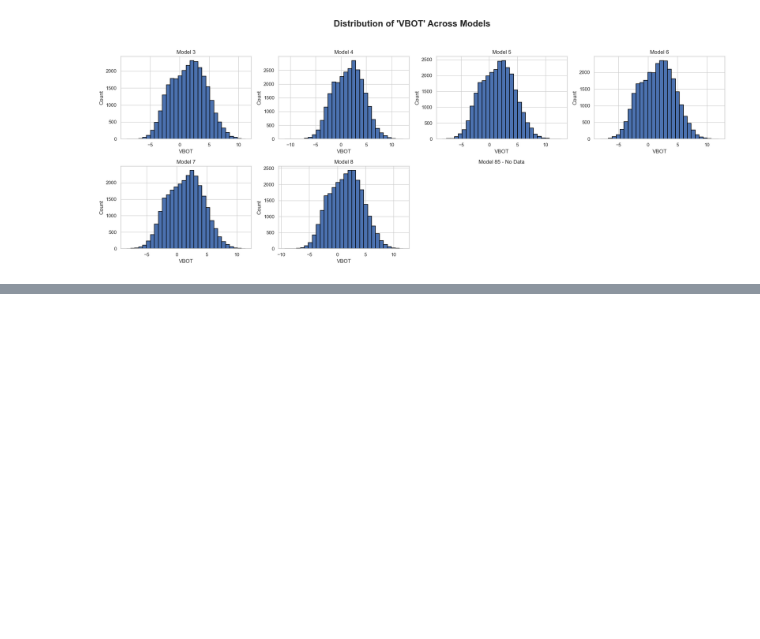
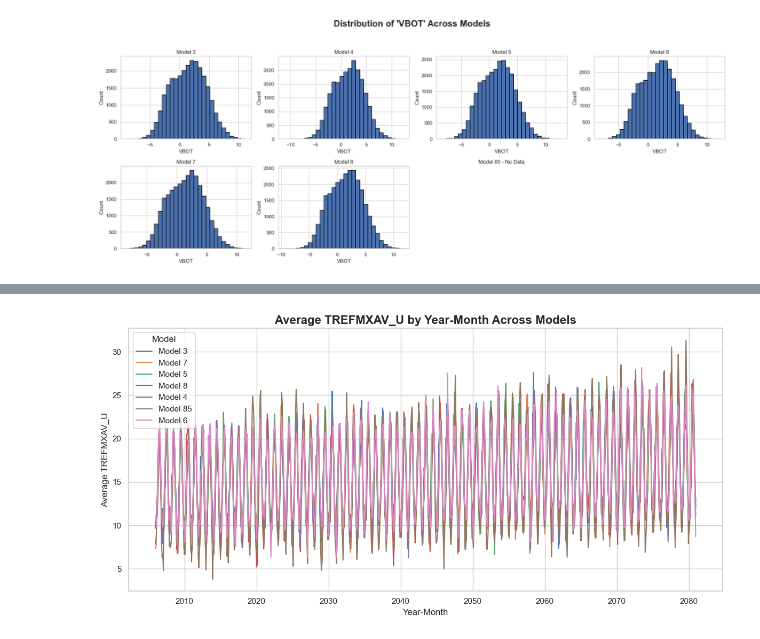
Before and after one commit to JYHYL/EART60702-Group3, a Jupyter notebook: EDA.ipynb, the cells around one changed output, grey strips where cells are left out. Drawn from its saved outputs; the diff is of its cells as text; code cells hidden in the pictures; blank space fills up the shorter version.

```diff
--- a/EDA.ipynb
+++ b/EDA.ipynb
@@ -165,0 +197,33 @@ for var in variables:
+# %%
+import matplotlib.pyplot as plt
+import pandas as pd
+
+# 拼接 year 和 month 成字符串格式：'YYYY-MM'
+df['year_month'] = df['year'].astype(str) + '-' + df['month'].astype(str).str.zfill(2)
+
+# 分组计算每个模型在每个月的平均 TREFMXAV_U
+grouped = df.groupby(['model', 'year_month'])['TREFMXAV_U'].mean().reset_index()
+
+# 排序 year_month，确保线条按时间走
+grouped['year_month'] = pd.to_datetime(grouped['year_month'], format='%Y-%m')
+
+# 按时间排序
+grouped = grouped.sort_values('year_month')
+
+# 开始画图
+plt.figure(figsize=(12, 6))
+
+for model in grouped['model'].unique():
+    model_data = grouped[grouped['model'] == model]
+    plt.plot(model_data['year_month'], model_data['TREFMXAV_U'], label=f'Model {model}')
+
+# 图形设置
+plt.title("Average TREFMXAV_U by Year-Month Across Models", fontsize=16, fontweight='bold')
+plt.xlabel("Year-Month")
+plt.ylabel("Average TREFMXAV_U")
+plt.legend(title='Model')
+plt.grid(True)
+plt.tight_layout()
+plt.show()
+# %% [output]
+[figure, added]
```
Also changed, not shown: parts of 3 cells of this notebook.
